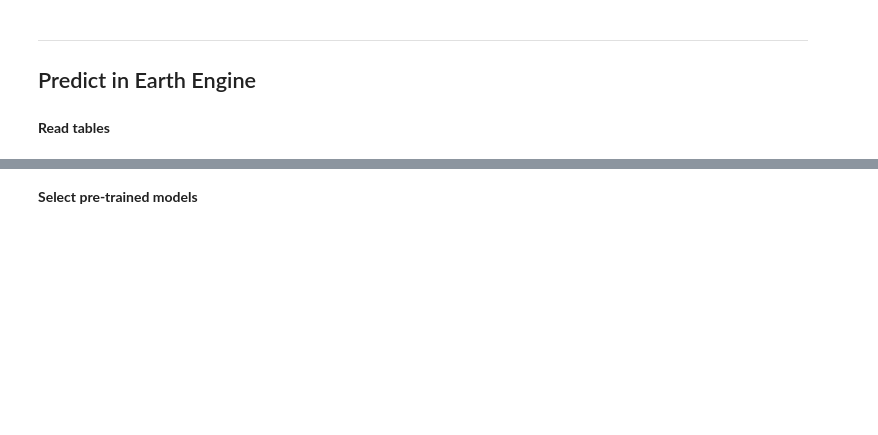
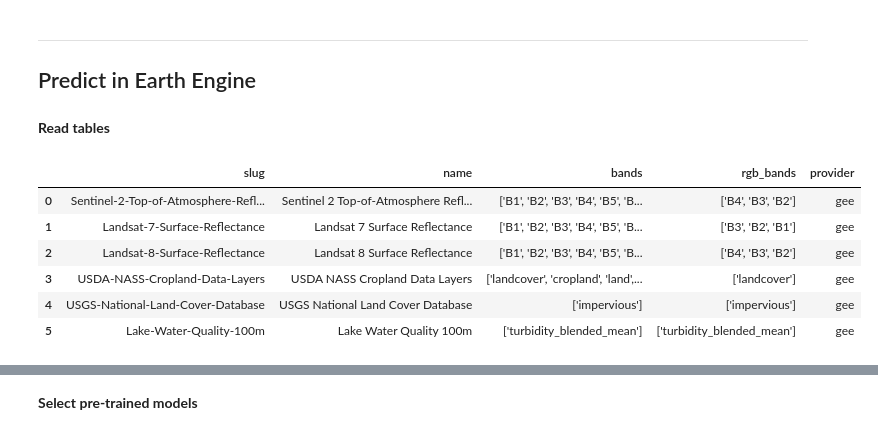
Before and after one commit to Skydipper/CNN-tests, a Jupyter notebook: notebooks/DeepLearning_pipeline_mockup.ipynb, the cells around one changed output, grey strips where cells are left out. Cells and saved outputs as stored; diff of their text form; code cells hidden in the pictures; blank space fills up the shorter version.

```diff
--- a/notebooks/DeepLearning_pipeline_mockup.ipynb
+++ b/notebooks/DeepLearning_pipeline_mockup.ipynb
@@ -1763,3 +2008,13 @@ datasets = df_from_query('dataset')
 images = df_from_query('image')
 models = df_from_query('model')
 versions = df_from_query('model_versions')
+# %%
+datasets
+# %% [output]
+|  | slug | name | bands | rgb_bands | provider |
+| 0 | Sentinel-2-Top-of-Atmosphere-Refl... | Sentinel 2 Top-of-Atmosphere Refl... | ['B1', 'B2', 'B3', 'B4', 'B5', 'B... | ['B4', 'B3', 'B2'] | gee |
+| 1 | Landsat-7-Surface-Reflectance | Landsat 7 Surface Reflectance | ['B1', 'B2', 'B3', 'B4', 'B5', 'B... | ['B3', 'B2', 'B1'] | gee |
+| 2 | Landsat-8-Surface-Reflectance | Landsat 8 Surface Reflectance | ['B1', 'B2', 'B3', 'B4', 'B5', 'B... | ['B4', 'B3', 'B2'] | gee |
+| 3 | USDA-NASS-Cropland-Data-Layers | USDA NASS Cropland Data Layers | ['landcover', 'cropland', 'land',... | ['landcover'] | gee |
+| 4 | USGS-National-Land-Cover-Database | USGS National Land Cover Database | ['impervious'] | ['impervious'] | gee |
+| 5 | Lake-Water-Quality-100m | Lake Water Quality 100m | ['turbidity_blended_mean'] | ['turbidity_blended_mean'] | gee |
```
Also changed, not shown: parts of 108 cells of this notebook, 36 other files.
